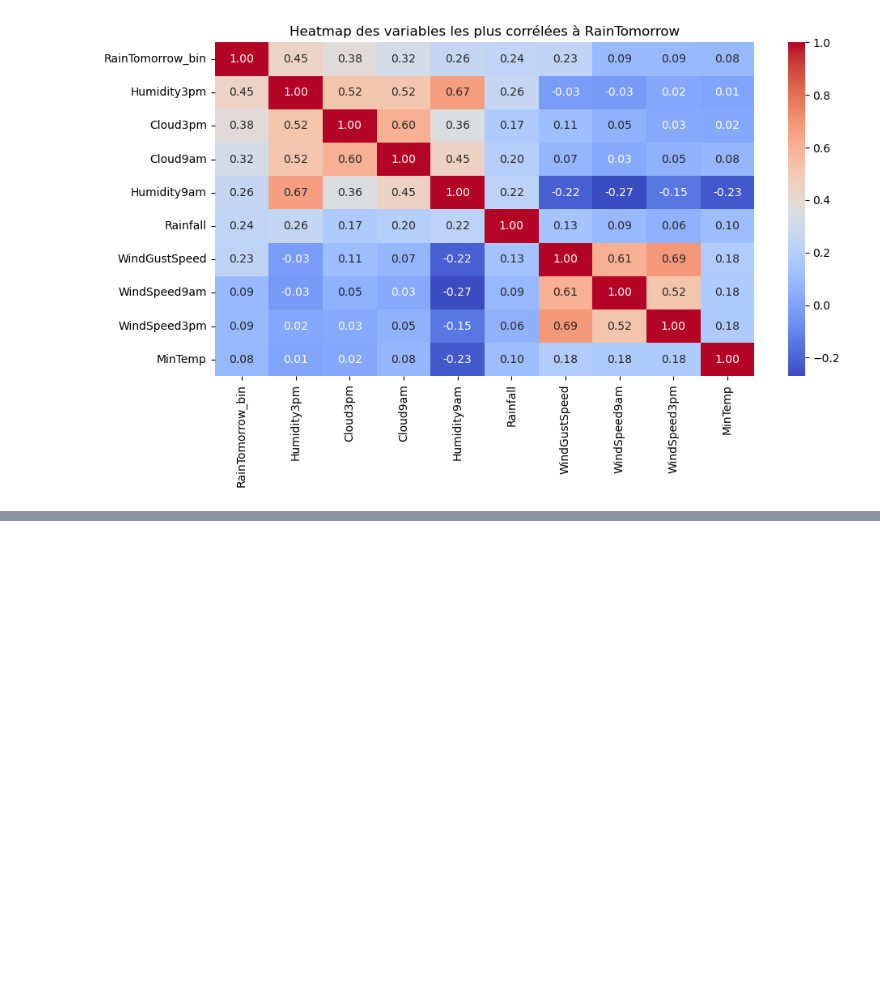
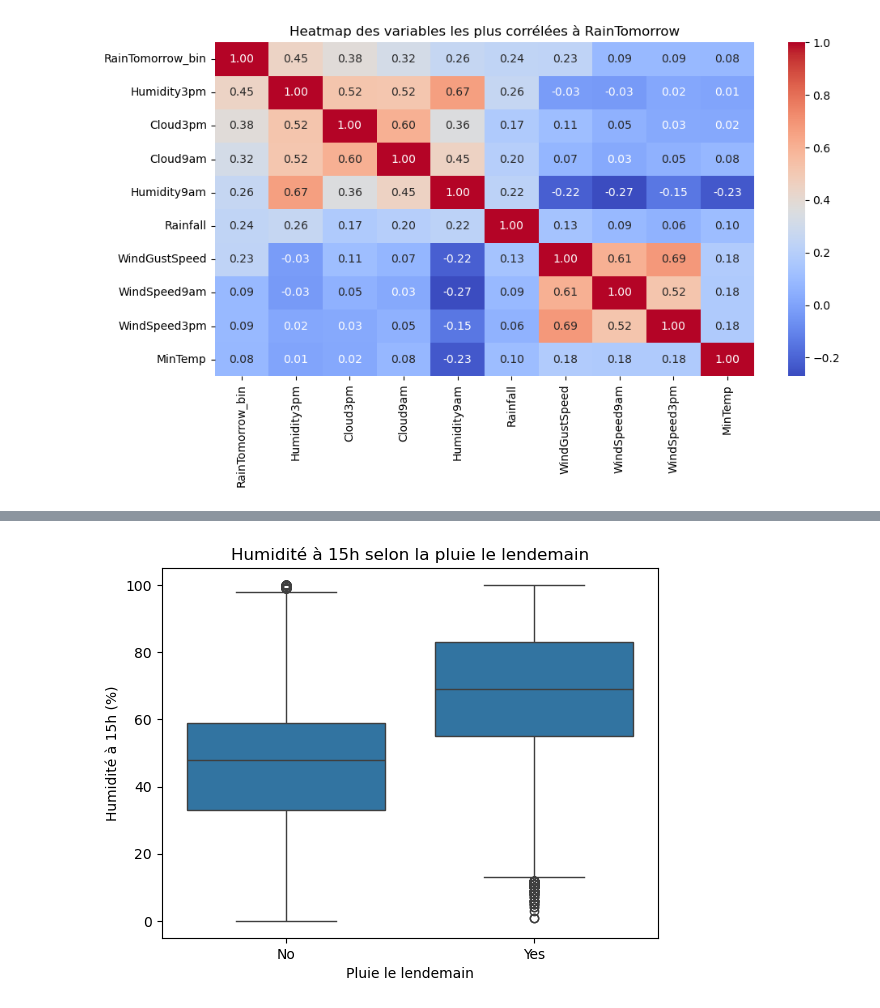
Before and after one commit to OuroborosVD/meteo-australie-prediction, a Jupyter notebook: MeteoAustralie.ipynb, the cells around one changed output, grey strips where cells are left out. Saved outputs shown, nothing was run; the diff lists cells and outputs as text; code cells hidden in the pictures; blank space fills up the shorter version.

Commit message:
Ajout des visualisations + traitement RainTomorrow

```diff
--- a/MeteoAustralie.ipynb
+++ b/MeteoAustralie.ipynb
@@ -84,23 +84,11 @@ plt.show()
-# %%
-df_original = df.copy()
-from sklearn.impute import SimpleImputer
-
-num_cols = ["Humidity3pm", "Humidity9am", "Rainfall", "WindGustSpeed"]
-imputer = SimpleImputer(strategy='median')
-df[num_cols] = imputer.fit_transform(df[num_cols])
-# %%
-from sklearn.impute import KNNImputer
-from sklearn.preprocessing import StandardScaler
-
-# On normalise les colonnes numériques
-scaler = StandardScaler()
-num_data_scaled = scaler.fit_transform(df.select_dtypes(include='number'))
-
-# KNN Imputer
-knn_imputer = KNNImputer(n_neighbors=5)
-num_data_imputed = knn_imputer.fit_transform(num_data_scaled)
-
-# Remettre dans le DataFrame (avec les mêmes noms de colonnes)
-df[df.select_dtypes(include='number').columns] = pd.DataFrame(num_data_imputed, columns=df.select_dtypes(include='number').columns)
 # %%
-df.isna().sum().sort_values(ascending=False).head()
+# Liste des colonnes numériques à traiter
+colonnes_numeriques = ['Humidity3pm', 'Cloud3pm', 'Rainfall', 'Sunshine']
+
+# Imputation par la médiane
+for col in colonnes_numeriques:
+    mediane = df[col].median()
+    df[col].fillna(mediane, inplace=True)
+
+# Vérification rapide
+print(df[colonnes_numeriques + ['RainTomorrow']].head())
@@ -106,0 +108,11 @@ df.isna().sum().sort_values(ascending=False).head()
+# %%
+#on va lancer une visualisation en boite à moustache de la variable Humidity3pm selon RainTomorrow pour émettre comme hypôthése que celle ci pourrait être prédictive
+
+sns.boxplot(x='RainTomorrow', y='Humidity3pm', data=df)
+plt.title("Humidité à 15h selon la pluie le lendemain")
+plt.xlabel("Pluie le lendemain")
+plt.ylabel("Humidité à 15h (%)")
+plt.show()
+#On voit que c'est une variable qui pourrait aider à prédire si il pleuvra demain
+# %% [output]
+[figure, added]
```
Also changed, not shown: parts of 5 cells of this notebook.
